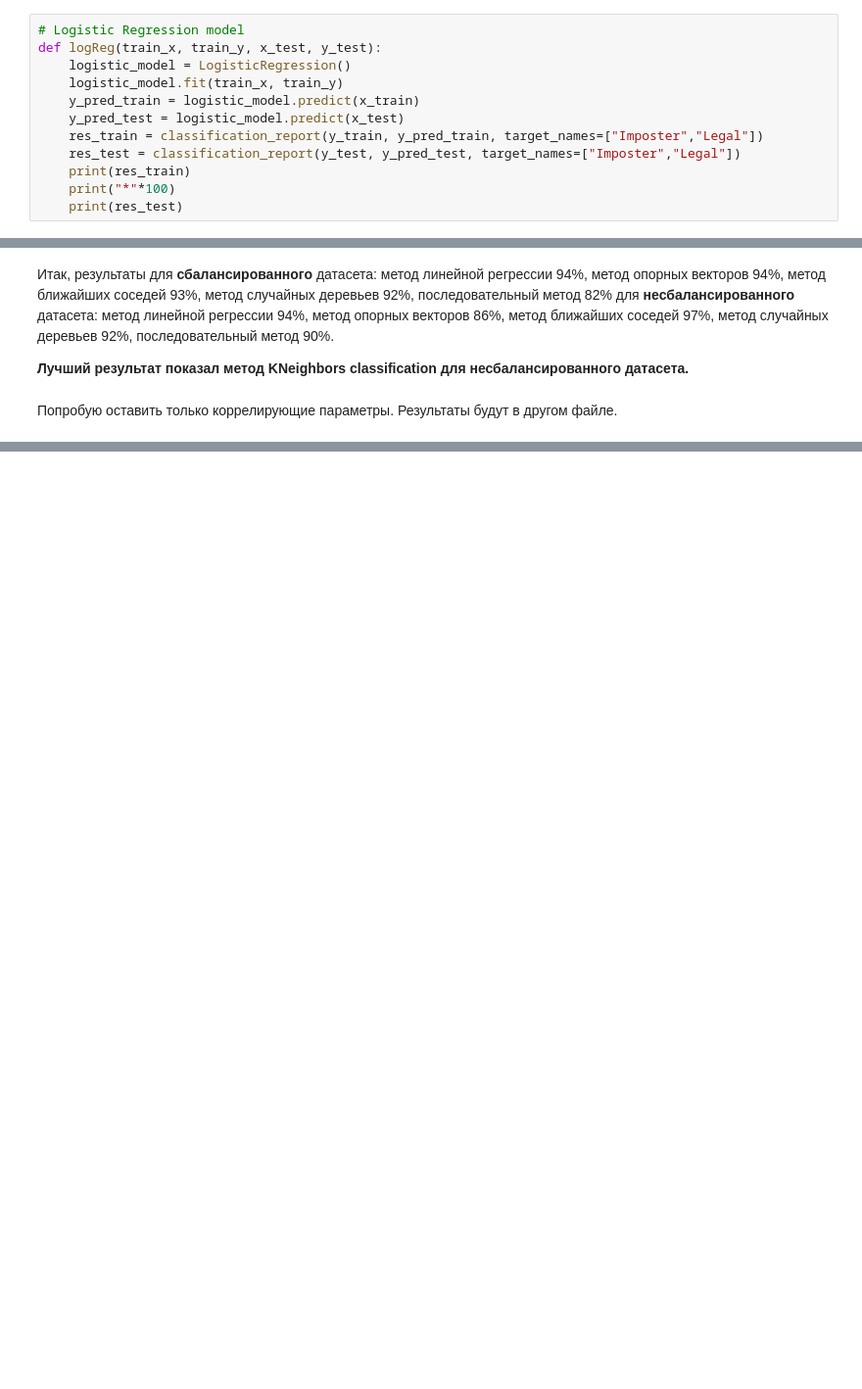
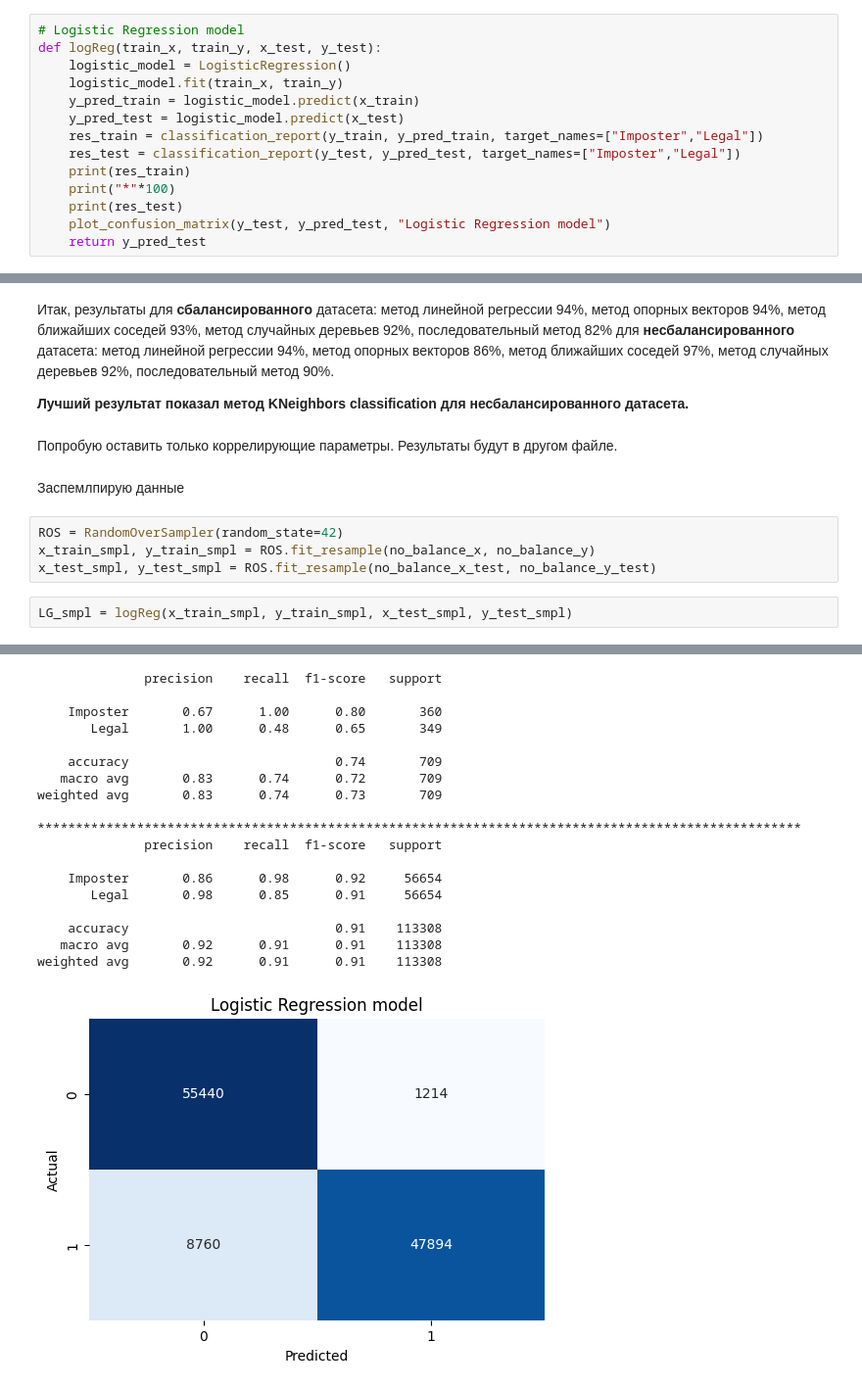
Before and after one commit to LitvinovaYaI/ML_Credit_cards, a Jupyter notebook: ML_task2.ipynb, the cells around one changed output, grey strips where cells are left out. Shown at 98% size. Cells and saved outputs as stored; diff of their text form; blank space fills up the shorter version.

```diff
--- a/ML_task2.ipynb
+++ b/ML_task2.ipynb
@@ -188,6 +201,8 @@ def logReg(train_x, train_y, x_test, y_test):
     print(res_train)
     print("*"*100)
     print(res_test)
+    plot_confusion_matrix(y_test, y_pred_test, "Logistic Regression model")
+    return y_pred_test
 # %%
 # Support vector machine model
 def svm(train_x, train_y, x_test, y_test):
@@ -474,3 +507,12 @@ weighted avg       1.00      1.00      1.00     56746
 **Лучший результат показал метод KNeighbors classification для несбалансированного датасета.**
 # %% [markdown]
 Попробую оставить только коррелирующие параметры. Результаты будут в другом файле.
+# %% [markdown]
+Заспемлпирую данные
+# %%
+ROS = RandomOverSampler(random_state=42)
+x_train_smpl, y_train_smpl = ROS.fit_resample(no_balance_x, no_balance_y)
+x_test_smpl, y_test_smpl = ROS.fit_resample(no_balance_x_test, no_balance_y_test)
+# %%
+LG_smpl = logReg(x_train_smpl, y_train_smpl, x_test_smpl, y_test_smpl)
+# %% [output]
@@ -476,0 +526,19 @@ weighted avg       1.00      1.00      1.00     56746
+              precision    recall  f1-score   support
+
+    Imposter       0.67      1.00      0.80       360
+       Legal       1.00      0.48      0.65       349
+
+    accuracy                           0.74       709
+   macro avg       0.83      0.74      0.72       709
+weighted avg       0.83      0.74      0.73       709
+
+****************************************************************************************************
+              precision    recall  f1-score   support
+
+    Imposter       0.86      0.98      0.92     56654
+       Legal       0.98      0.85      0.91     56654
+
+    accuracy                           0.91    113308
+   macro avg       0.92      0.91      0.91    113308
+weighted avg       0.92      0.91      0.91    113308
+[figure, added]
```
Also changed, not shown: parts of 32 cells of this notebook.
